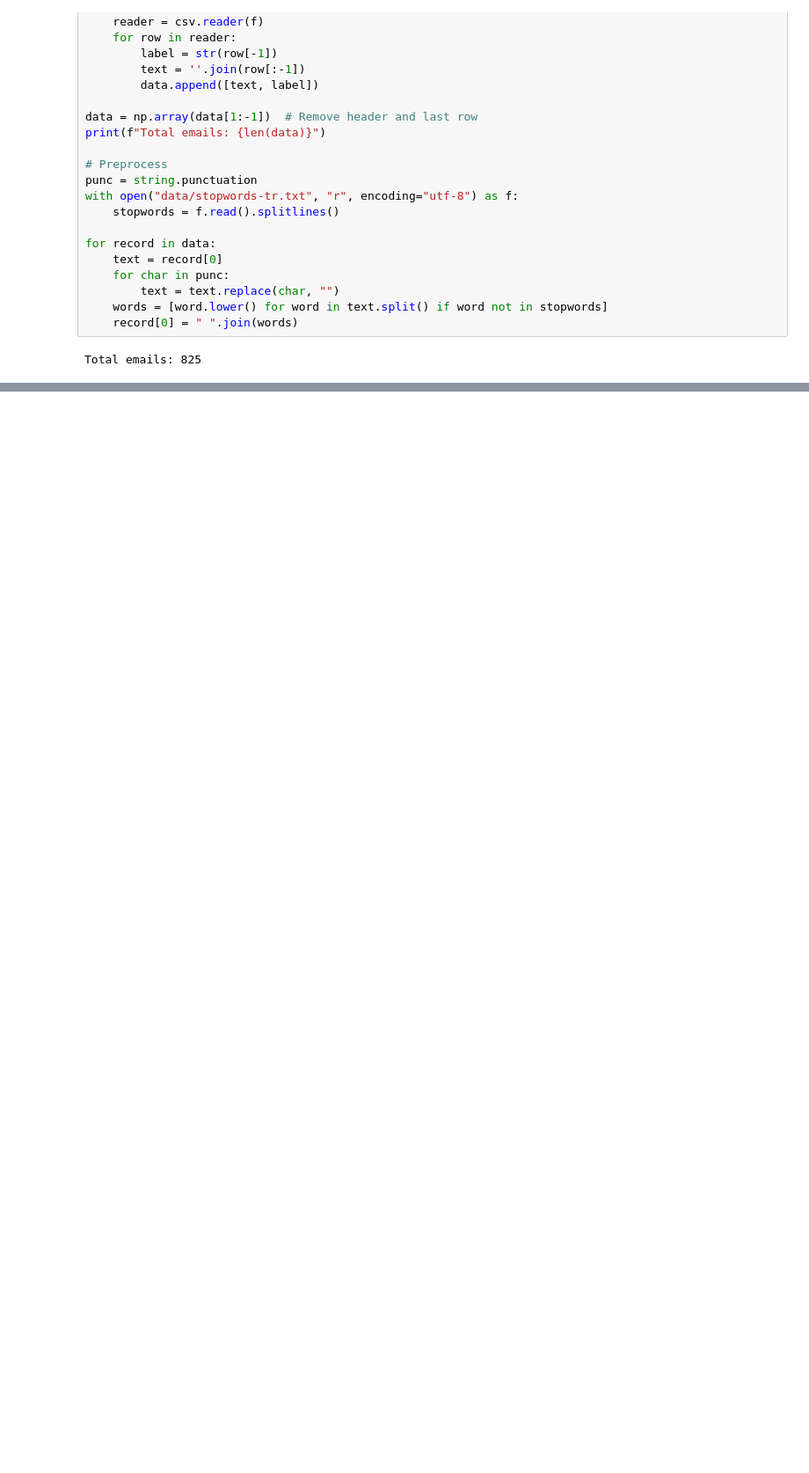
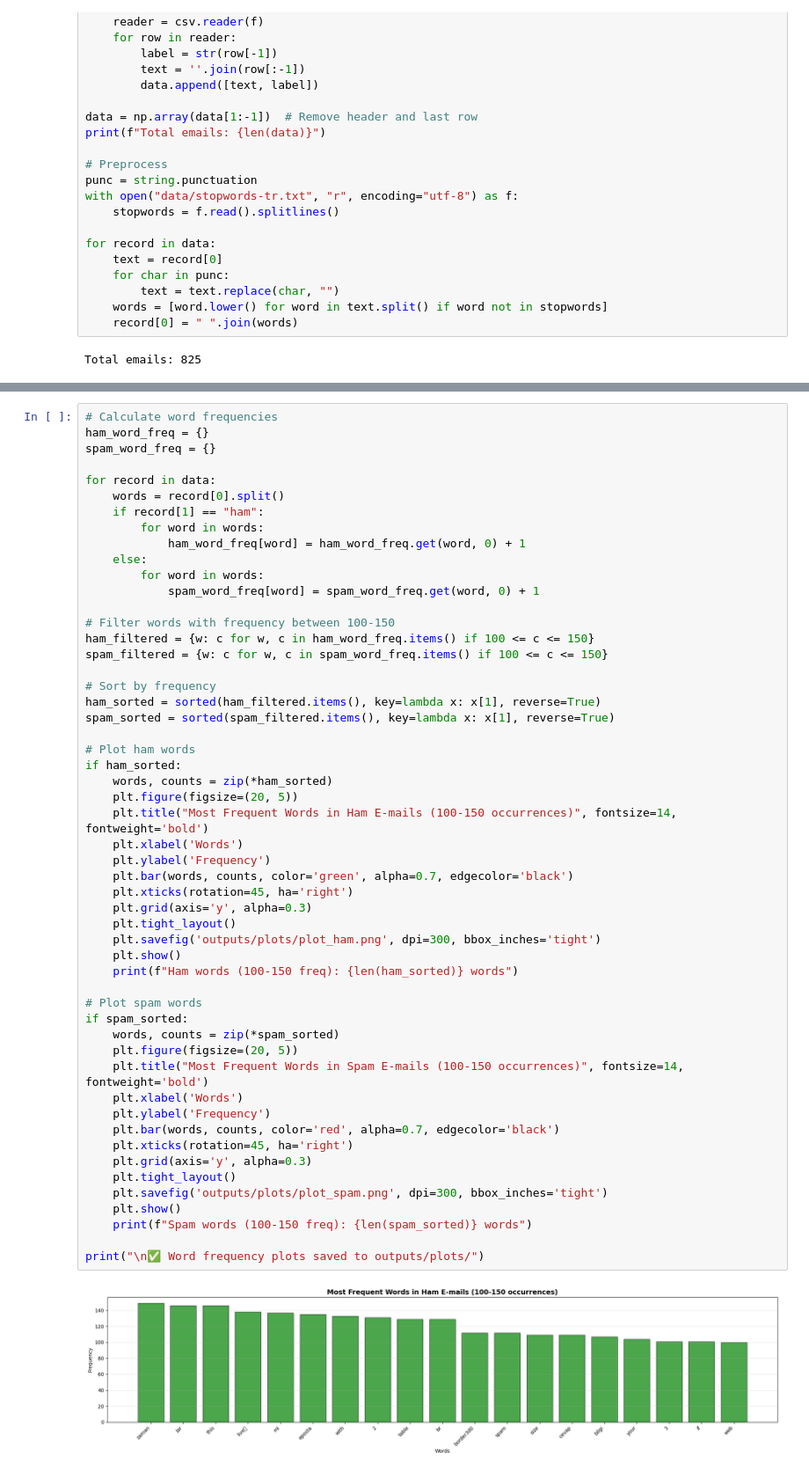
Before and after one commit to yusufarbc/turkish-spam-mail-detection, a Jupyter notebook: spam_detection.ipynb, the cells around one changed output, grey strips where cells are left out. Shown: that part at 88% size. Cells and saved outputs as stored; diff of their text form; blank space fills up the shorter version.

```diff
--- a/spam_detection.ipynb
+++ b/spam_detection.ipynb
@@ -185,0 +245,55 @@ weighted avg       0.85      0.82      0.81       248
+# %%
+# Calculate word frequencies
+ham_word_freq = {}
+spam_word_freq = {}
+
+for record in data:
+    words = record[0].split()
+    if record[1] == "ham":
+        for word in words:
+            ham_word_freq[word] = ham_word_freq.get(word, 0) + 1
+    else:
+        for word in words:
+            spam_word_freq[word] = spam_word_freq.get(word, 0) + 1
+
+# Filter words with frequency between 100-150
+ham_filtered = {w: c for w, c in ham_word_freq.items() if 100 <= c <= 150}
+spam_filtered = {w: c for w, c in spam_word_freq.items() if 100 <= c <= 150}
+
+# Sort by frequency
+ham_sorted = sorted(ham_filtered.items(), key=lambda x: x[1], reverse=True)
+spam_sorted = sorted(spam_filtered.items(), key=lambda x: x[1], reverse=True)
+
+# Plot ham words
+if ham_sorted:
+    words, counts = zip(*ham_sorted)
+    plt.figure(figsize=(20, 5))
+    plt.title("Most Frequent Words in Ham E-mails (100-150 occurrences)", fontsize=14, fontweight='bold')
+    plt.xlabel('Words')
+    plt.ylabel('Frequency')
+    plt.bar(words, counts, color='green', alpha=0.7, edgecolor='black')
+    plt.xticks(rotation=45, ha='right')
+    plt.grid(axis='y', alpha=0.3)
+    plt.tight_layout()
+    plt.savefig('outputs/plots/plot_ham.png', dpi=300, bbox_inches='tight')
+    plt.show()
+    print(f"Ham words (100-150 freq): {len(ham_sorted)} words")
+
+# Plot spam words
+if spam_sorted:
+    words, counts = zip(*spam_sorted)
+    plt.figure(figsize=(20, 5))
+    plt.title("Most Frequent Words in Spam E-mails (100-150 occurrences)", fontsize=14, fontweight='bold')
+    plt.xlabel('Words')
+    plt.ylabel('Frequency')
+    plt.bar(words, counts, color='red', alpha=0.7, edgecolor='black')
+    plt.xticks(rotation=45, ha='right')
+    plt.grid(axis='y', alpha=0.3)
+    plt.tight_layout()
+    plt.savefig('outputs/plots/plot_spam.png', dpi=300, bbox_inches='tight')
+    plt.show()
+    print(f"Spam words (100-150 freq): {len(spam_sorted)} words")
+
+print("\n✅ Word frequency plots saved to outputs/plots/")
+# %% [output]
+[figure, added]
```
Also changed, not shown: parts of 13 cells of this notebook, 2 other files.
